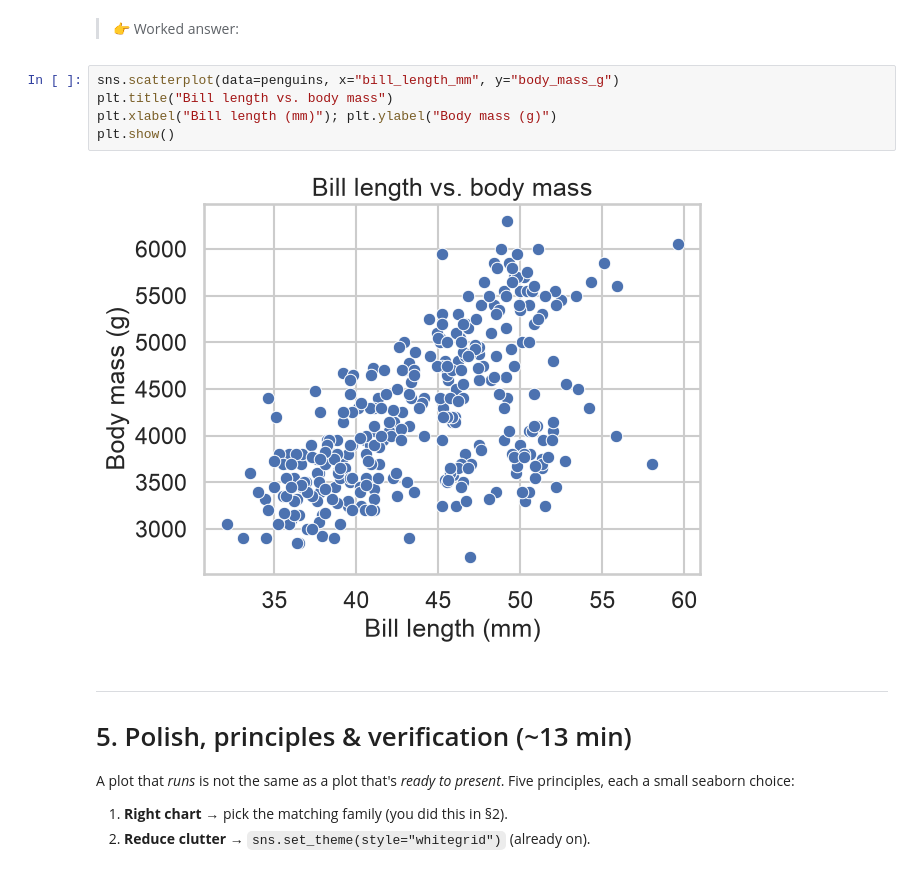
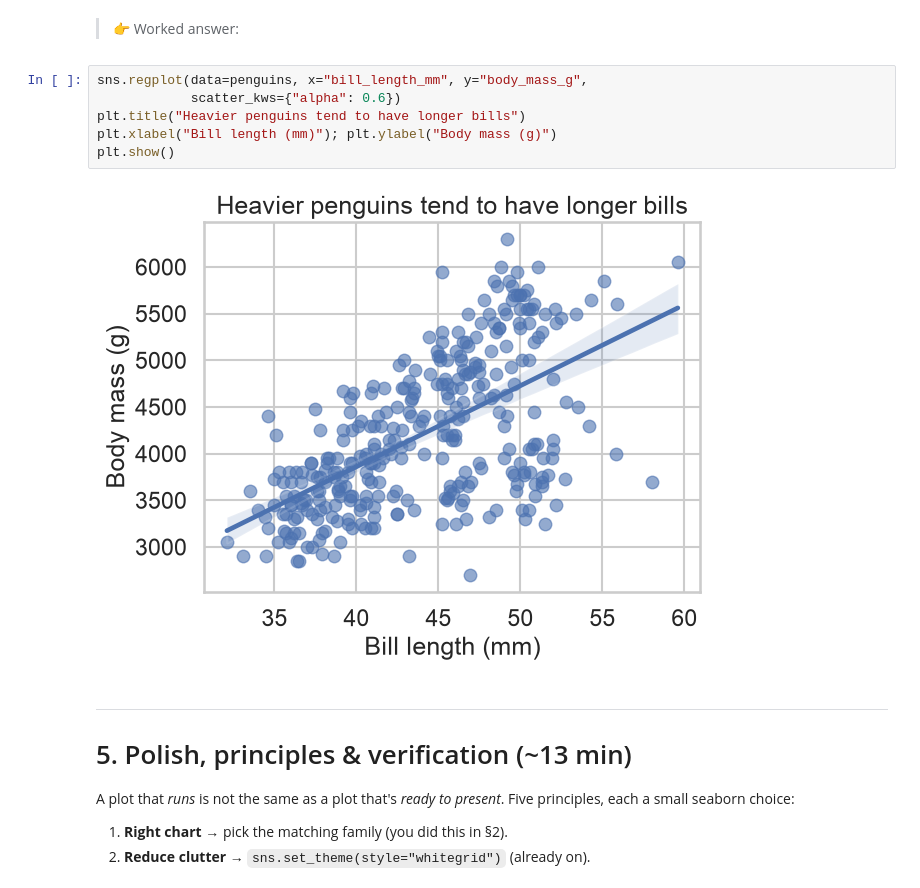
Before and after one commit to CWML/AI-for-Data-Visualization, a Jupyter notebook: ai_dataviz_2026_workshop.ipynb, the cells around one changed output. Drawn from its saved outputs; the diff is of its cells as text.

```diff
--- a/ai_dataviz_2026_workshop.ipynb
+++ b/ai_dataviz_2026_workshop.ipynb
@@ -312,12 +358,13 @@ AttributeError: module 'seaborn' has no attribute 'scatter'
 # %% [markdown]
 > 👉 Worked answer:
 # %%
-sns.scatterplot(data=penguins, x="bill_length_mm", y="body_mass_g")
-plt.title("Bill length vs. body mass")
+sns.regplot(data=penguins, x="bill_length_mm", y="body_mass_g",
+            scatter_kws={"alpha": 0.6})
+plt.title("Heavier penguins tend to have longer bills")
 plt.xlabel("Bill length (mm)"); plt.ylabel("Body mass (g)")
 plt.show()
 # %% [output]
-[figure, old version]
+[figure, new version]
 # %% [markdown]
 ---
 # 5. Polish, principles & verification (~13 min)
```
Also changed, not shown: parts of 23 cells of this notebook, 2 other files.
